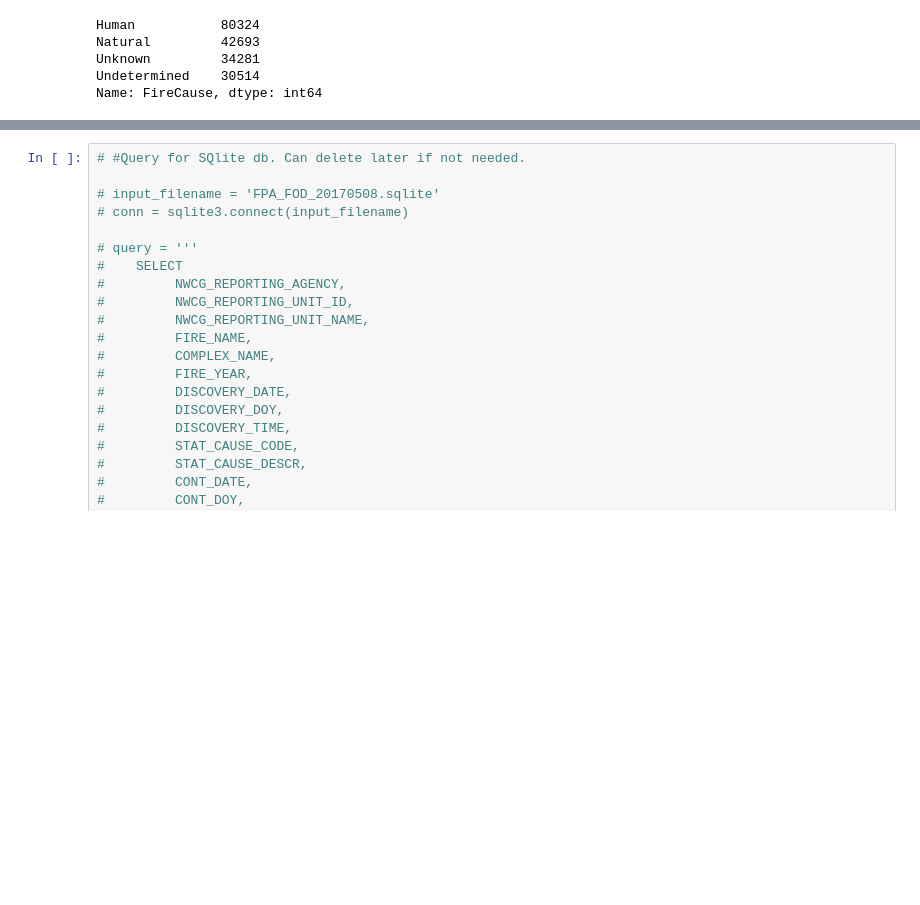
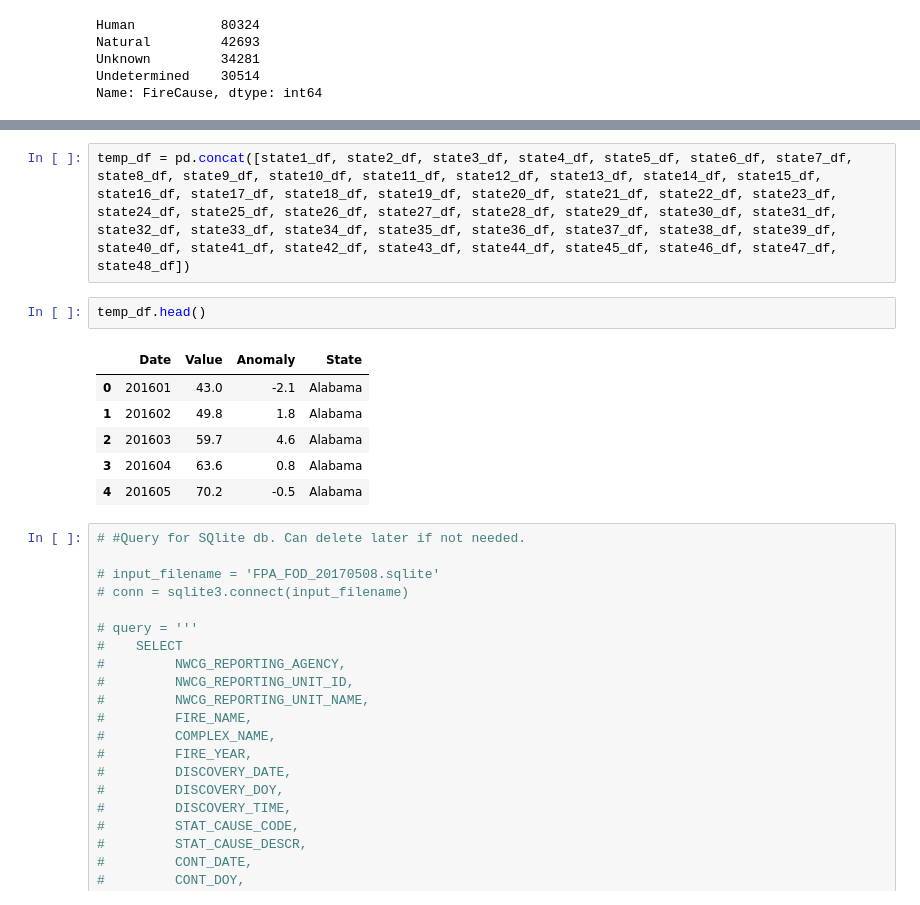
Before and after one commit to HOWBZR/Fire_Repo, a Jupyter notebook: data_collection.ipynb, the cells around one changed output, grey strips where cells are left out. Drawn from its saved outputs; the diff is of its cells as text; blank space fills up the shorter version.

```diff
--- a/data_collection.ipynb
+++ b/data_collection.ipynb
@@ -49,3 +160,14 @@ weather_df.head()
+# %%
+temp_df = pd.concat([state1_df, state2_df, state3_df, state4_df, state5_df, state6_df, state7_df, state8_df, state9_df, state10_df, state11_df, state12_df, state13_df, state14_df, state15_df, state16_df, state17_df, state18_df, state19_df, state20_df, state21_df, state22_df, state23_df, state24_df, state25_df, state26_df, state27_df, state28_df, state29_df, state30_df, state31_df, state32_df, state33_df, state34_df, state35_df, state36_df, state37_df, state38_df, state39_df, state40_df, state41_df, state42_df, state43_df, state44_df, state45_df, state46_df, state47_df, state48_df])
+# %%
+temp_df.head()
+# %% [output]
+|  | Date | Value | Anomaly | State |
+| 0 | 201601 | 43.0 | -2.1 | Alabama |
+| 1 | 201602 | 49.8 | 1.8 | Alabama |
+| 2 | 201603 | 59.7 | 4.6 | Alabama |
+| 3 | 201604 | 63.6 | 0.8 | Alabama |
+| 4 | 201605 | 70.2 | -0.5 | Alabama |
 # %%
 # #Query for SQlite db. Can delete later if not needed.
 
```
Also changed, not shown: parts of 9 cells of this notebook, 50 other files.
